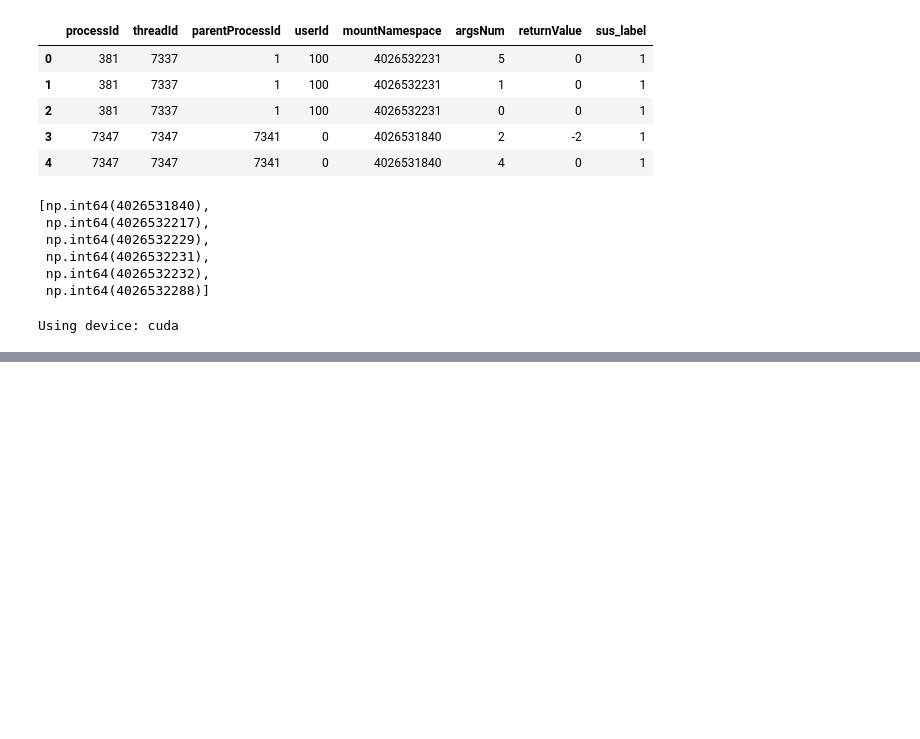
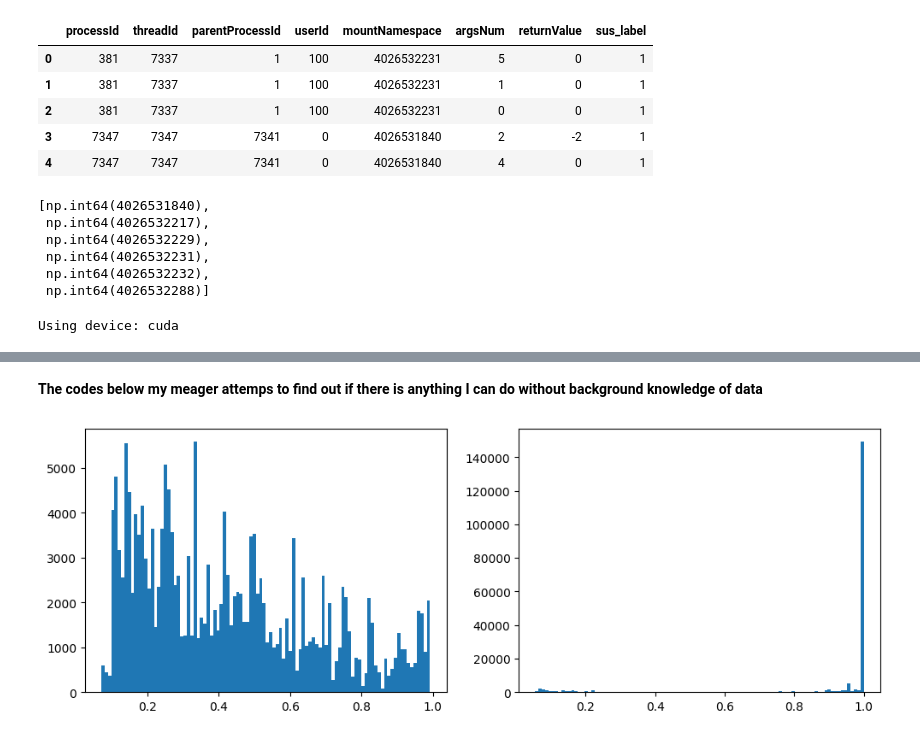
Before and after one commit to solidburak/Cybersecurity_Anomalies, a Jupyter notebook: notebook.ipynb, the cells around one changed output, grey strips where cells are left out. Saved outputs shown, nothing was run; the diff lists cells and outputs as text; code cells hidden in the pictures; blank space fills up the shorter version.

```diff
--- a/notebook.ipynb
+++ b/notebook.ipynb
@@ -243,7 +243,7 @@ for epoch in range(num_epochs):
         This masking process proved to be the point of the cliff for this model
         You can change the masking probability to see the results
         """
-        mask = (probs < 0.13)
+        mask = (probs < 0.12)
         # Overwrite the Parent Process ID with 0 (Unknown) where mask is True
         b_parent[mask] = 0
         #b_ret[mask] = 0
@@ -326,12 +326,7 @@ def evaluate_model(model, dataloader, threshold=0.5):
         'conf_matrix': confusion_matrix(y_true, y_pred_bin)
     }
 
-    return metrics
-
-# --- Usage Example ---
-# Assuming you have a 'val_loader' ready
-# results = evaluate_model(model, val_loader)
-# print(f"F1 Score: {results['f1']:.4f}")
+    return metrics, y_probs
 # %%
 #vocab_maps = build_vocab(train_df, emb_cols)
 
@@ -341,9 +336,8 @@ inputs = tuple([inpt.to(device, non_blocking=True) for inpt in inputs])
 val_dataset = TensorDataset(*inputs)
 val_loader = DataLoader(val_dataset, batch_size=500, shuffle=False)
 
-# --- 4. Run Evaluation ---
-# We use the function we defined in the previous step
-results = evaluate_model(model, val_loader, threshold=0.8)
+# --- Run Evaluation ---
+results, val_probs = evaluate_model(model, val_loader, threshold=0.8)
 
 print(f"Accuracy:  {results['accuracy']:.4f}")
 print(f"Precision: {results['precision']:.4f}")
@@ -369,9 +363,8 @@ inputs = tuple([inpt.to(device, non_blocking=True) for inpt in inputs])
 test_dataset = TensorDataset(*inputs)
 test_loader = DataLoader(test_dataset, batch_size=500, shuffle=False)
 
-# --- 4. Run Evaluation ---
-# We use the function we defined in the previous step
-results = evaluate_model(model, test_loader, threshold=0.5)
+# --- Run Evaluation ---
+results, test_probs = evaluate_model(model, test_loader, threshold=0.5)
 
 print(f"Accuracy:  {results['accuracy']:.4f}")
 print(f"Precision: {results['precision']:.4f}")
@@ -391 +425,12 @@ Confusion Matrix:
+# %% [markdown]
+**The codes below my meager attemps to find out if there is anything I can do without background knowledge of data**
+# %%
+import matplotlib.pyplot as plt
+
+fig, axs = plt.subplots(1,2, figsize=(12,4))
+axs[0].hist(val_probs, bins=100)
+axs[1].hist(test_probs, bins=100)
+plt.show()
+# %% [output]
+[figure, added]
 # %%
```
Also changed, not shown: parts of 10 cells of this notebook.
